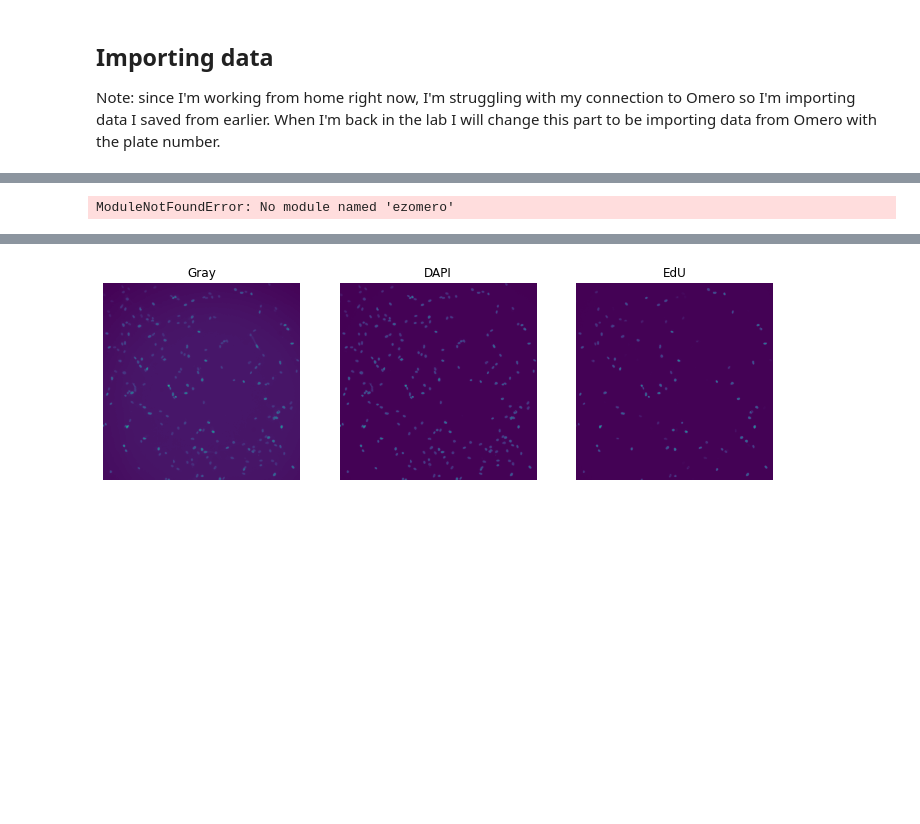
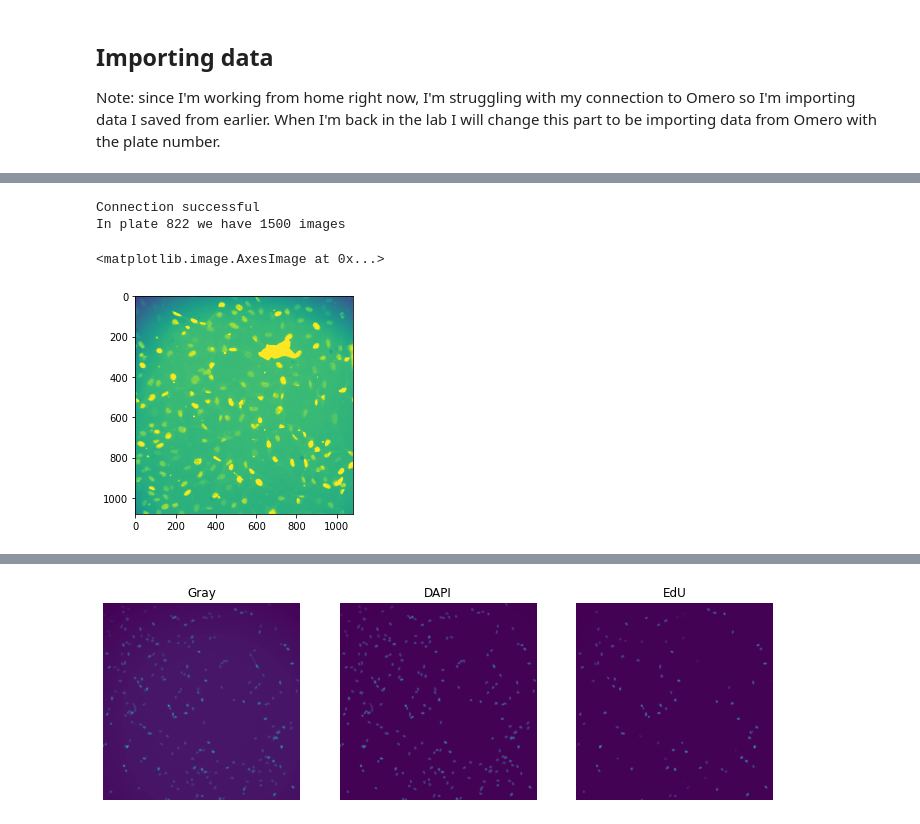
Before and after one commit to rzuberi/cell-SCT, a Jupyter notebook: classification/ccc_data_exploration.ipynb, the cells around one changed output, grey strips where cells are left out. Saved outputs shown, nothing was run; the diff lists cells and outputs as text; code cells hidden in the pictures; blank space fills up the shorter version.

```diff
--- a/classification/ccc_data_exploration.ipynb
+++ b/classification/ccc_data_exploration.ipynb
@@ -57,16 +37,23 @@ if conn: print('Connection successful')
 else: print('Unsuccessful')
 
 #Step 2: Load the images
-plate = 812
+plate = 822
 image_ids = ezomero.get_image_ids(conn,plate=plate)
 print('In plate',plate,'we have',len(image_ids),'images')
-image = np.load('/Users/rehanzuberi/Documents/Development/cell-SCT/classification/images/cy5_img.tiff')
 
 #Make a loop that goes through each image and store them in a numpy array or even in the dataframe
 image = ezomero.get_image(conn,image_id=image_ids[0]) #this gets the first image, it has 4 channels
-ori_img = np.reshape(image[1],(1080,1080,4)) #full_image with 4 channels
-gray_img = np.average(np.reshape(image[1],(1080,1080,4)), axis=-1) #averaged out original img
-dapi_img = np.reshape(image[1],(1080,1080,4))[:,:,0] #channel 0 is DAPI
-cy5_img = np.reshape(image[1],(1080,1080,4))[:,:,1] #channel 1 is Cy5
+#ori_img = np.reshape(image[1],(1080,1080,4)) #full_image with 4 channels
+dapi_img = np.reshape(image[1],(1080,1080,4))[:,:,0] #channel 0 is Hoechst 33342, very similar to DAPI
+edu_img = np.reshape(image[1],(1080,1080,4))[:,:,1] #channel 1 is Cy5 aka EdU
+cyclina2_img = np.reshape(image[1],(1080,1080,4))[:,:,2] #channel 2 is Alexa488 aka Cyclin A2
+pcna_img = np.reshape(image[1],(1080,1080,4))[:,:,3] #channel 3 is Alexa555 aka PCNA
 # %% [output]
-ModuleNotFoundError: No module named 'ezomero'
+Connection successful
+In plate 822 we have 1500 images
+# %%
+import matplotlib.pyplot as plt
+plt.imshow(pcna_img,vmin=0,vmax=10000)
+# %% [output]
+<matplotlib.image.AxesImage at 0x...>
+[figure, added]
```
Also changed, not shown: parts of 14 cells of this notebook.
